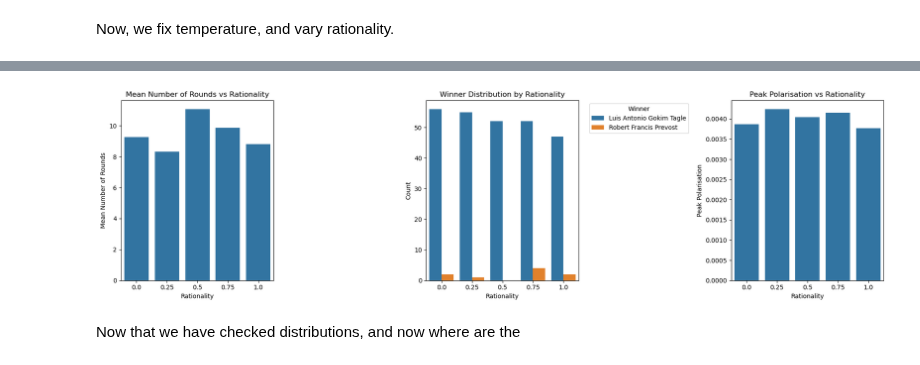
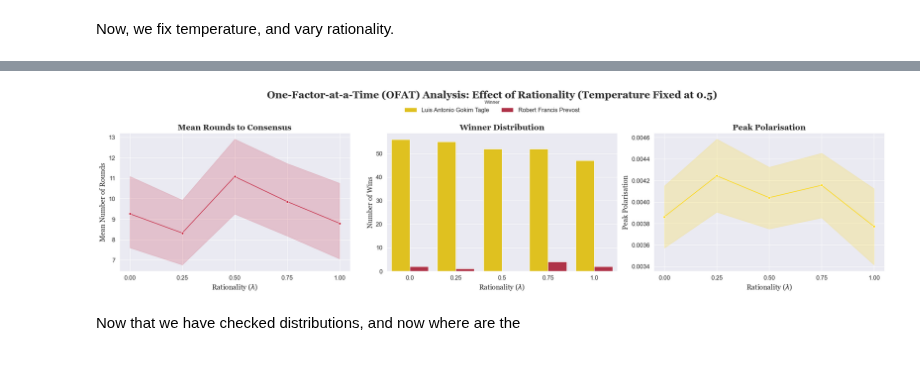
Before and after one commit to NaniHazbolatow/conclave-sim, a Jupyter notebook: analysis/sensitivity_analysis.ipynb, the cells around one changed output, grey strips where cells are left out. Cells and saved outputs as stored; diff of their text form; code cells hidden in the pictures.

```diff
--- a/analysis/sensitivity_analysis.ipynb
+++ b/analysis/sensitivity_analysis.ipynb
@@ -7,8 +7,9 @@ import numpy as np
 from SALib.sample import morris as morris_sample
 from SALib.analyze import morris as morris_analyze
 import statsmodels.api as sm
+import plotting_theme
 
-df = pd.read_csv("combined_results_snellius.csv")
+df = pd.read_csv("../results/combined_results_snellius.csv")
 
 #Show first lines
 df.head()
@@ -110,40 +159,82 @@ Name: count, dtype: int64
 ----------------------------------------
 # %%
 import matplotlib.pyplot as plt
+import seaborn as sns
+import pandas as pd
 
-# Fix temperature at its median value
+# Make sure your plotting_theme is imported at the top of your notebook
+# import plotting_theme
+
+# Load your dataframe 'df' here if it's not already loaded
+# df = pd.read_csv(...)
+
+# To match the background style of other plots, we can set the style here.
+# For true consistency, it's best to change style='whitegrid' to style='darkgrid' in your plotting_theme.py file.
+sns.set_style("darkgrid")
+
+# --- Create the 3-panel figure ---
+fig, axes = plt.subplots(1, 3, figsize=(22, 6), dpi=100)
+fig.suptitle('One-Factor-at-a-Time (OFAT) Analysis: Effect of Rationality (Temperature Fixed at 0.5)', fontsize=20, fontweight='bold', fontdict={'family': 'Georgia'})
+
+# Filter data for the OFAT analysis (fixing temperature at its median value)
 reference_temperature = df['temperature'].median()
-df_fixed_rationality = df[df['temperature'] == reference_temperature]
+ofat_df_rat = df[df['temperature'] == reference_temperature].copy()
 
-# Create the three plots: mean number of rounds, winner distribution, and peak polarisation
-fig, axes = plt.subplots(1, 3, figsize=(18, 5))
+# --- Plot 1: Mean Number of Rounds vs Rationality (Line Plot) ---
+sns.lineplot(
+    x='rationality',
+    y='rounds_to_consensus',
+    data=ofat_df_rat,
+    ax=axes[0],
+    marker='o',
+    err_style="band",
+    color=plotting_theme.papal_colors[1] # Use Cardinal Red
+)
+axes[0].set_title('Mean Rounds to Consensus', fontweight='bold', fontdict={'family': 'Georgia'})
+axes[0].set_xlabel('Rationality ($\\lambda$)', fontdict={'family': 'Georgia'})
+axes[0].set_ylabel('Mean Number of Rounds', fontdict={'family': 'Georgia'})
+axes[0].set_xticks(ofat_df_rat['rationality'].unique())
 
-# Plot 1: Mean number of rounds vs rationality
-mean_rounds_rat = df_fixed_rationality.groupby('rationality')['rounds_to_consensus'].mean().reset_index()
-sns.barplot(x='rationality', y='rounds_to_consensus', data=mean_rounds_rat, ax=axes[0])
-axes[0].set_title('Mean Number of Rounds vs Rationality')
-axes[0].set_xlabel('Rationality')
-axes[0].set_ylabel('Mean Number of Rounds')
+# --- Plot 2: Winner Distribution by Rationality (Count Plot) ---
+sns.countplot(
+    x='rationality',
+    hue='winner_name',
+    data=ofat_df_rat,
+    ax=axes[1]
+)
+axes[1].set_title('Winner Distribution', fontweight='bold', fontdict={'family': 'Georgia'})
+axes[1].set_xlabel('Rationality ($\\lambda$)', fontdict={'family': 'Georgia'})
+axes[1].set_ylabel('Number of Wins', fontdict={'family': 'Georgia'})
 
-# Plot 2: Winner distribution by rationality
-sns.countplot(x='rationality', hue='winner_name', data=df_fixed_rationality, ax=axes[1])
-axes[1].set_title('Winner Distribution by Rationality')
-axes[1].set_xlabel('Rationality')
-axes[1].set_ylabel('Count')
-axes[1].legend(title='Winner', bbox_to_anchor=(1.05, 1), loc='upper left')
+# --- Plot 3: Peak Polarisation vs Rationality (Line Plot) ---
+sns.lineplot(
+    x='rationality',
+    y='polarisation_peak',
+    data=ofat_df_rat,
+    ax=axes[2],
+    marker='o',
+    err_style="band",
+    color=plotting_theme.papal_colors[0] # Use Gold
+)
+axes[2].set_title('Peak Polarisation', fontweight='bold', fontdict={'family': 'Georgia'})
+axes[2].set_xlabel('Rationality ($\\lambda$)', fontdict={'family': 'Georgia'})
+axes[2].set_ylabel('Peak Polarisation', fontdict={'family': 'Georgia'})
+axes[2].set_xticks(ofat_df_rat['rationality'].unique())
 
-# Plot 3: Peak polarisation vs rationality
-mean_polarisation_rat = df_fixed_rationality.groupby('rationality')['polarisation_peak'].mean().reset_index()
-sns.barplot(x='rationality', y='polarisation_peak', data=mean_polarisation_rat, ax=axes[2])
-axes[2].set_title('Peak Polarisation vs Rationality')
-axes[2].set_xlabel('Rationality')
-axes[2].set_ylabel('Peak Polarisation')
+# --- Final Touches ---
+# Get handles and labels from the winner distribution plot for a shared legend
+handles, labels = axes[1].get_legend_handles_labels()
+# Remove the individual legend from the middle plot
+if axes[1].get_legend() is not None:
+    axes[1].get_legend().remove()
+# Create a shared legend for the entire figure, placed at the top
+fig.legend(handles, labels, title='Winner', loc='upper center', bbox_to_anchor=(0.5, 0.96), ncol=3, frameon=False)
 
-plt.tight_layout()
-plt.savefig("OFAT_rationality.png", dpi=300)
+plt.tight_layout(rect=[0, 0.03, 1, 0.92]) # Adjust layout
+plt.savefig("OFAT_rationality_styled.png", dpi=300)
 plt.show()
 # %% [output]
-[figure, old version]
+[figure, new version]
 # %% [markdown]
 Now that we have checked distributions, and now where are the
 # %%
```
Also changed, not shown: parts of 10 cells of this notebook, 2 other files.
